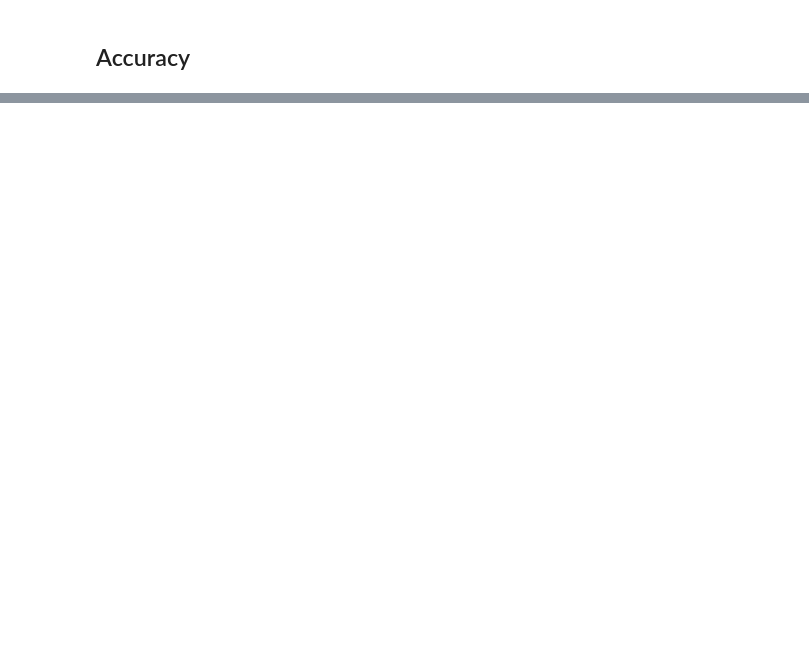
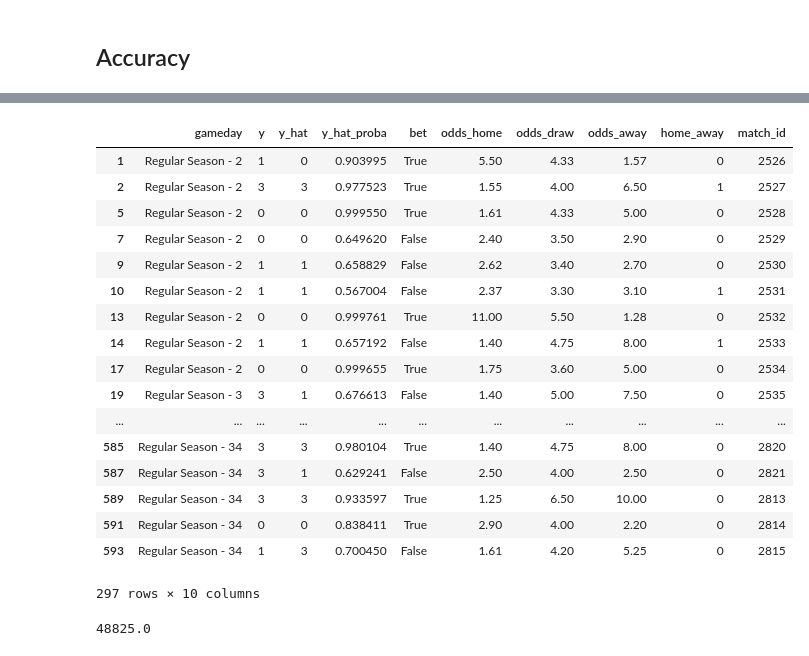
Before and after one commit to krflorian/soccer_odds, a Jupyter notebook: simulate_season.ipynb, the cells around one changed output, grey strips where cells are left out. Drawn from its saved outputs; the diff is of its cells as text; code cells hidden in the pictures; blank space fills up the shorter version.

```diff
--- a/simulate_season.ipynb
+++ b/simulate_season.ipynb
@@ -54,9 +62,9 @@ mdl_mlp = MLPClassifier(hidden_layer_sizes = (10, ), alpha = 10,
                         batch_size=20, learning_rate='invscaling', learning_rate_init=0.001)
 mdl_mlp.fit(X_train,y_train)
 
-
+models = [mdl_ridge, mdl_knn, mdl_rf, mdl_mlp]
 # ensemble
-X_ensemble = sc.get_ensemble_x(X_train, mdl_ridge, mdl_knn, mdl_rf, mdl_mlp)
+X_ensemble = sc.get_ensemble_x(X_train, models)
 
 # train ensemble model
 mdl_lasso = LogisticRegression(C = 10, penalty='l1', solver='liblinear',
@@ -85,0 +92,4 @@ data_new.head()
+# %%
+for i in y_hat_proba:
+    print(np.amax(i))
+[np.amax(i) for i in y_hat_proba]
@@ -89,10 +164,10 @@ results = pd.DataFrame()
 
 print('starting simulation')
 
-for gameday in data_new['round'].unique():
-    gameday_data = data_new[data_new['round'] == gameday]
+for gameday in data_test['round'].unique():
+    gameday_data = data_test[data_test['round'] == gameday]
 
-    X = gameday_data.drop(['target', 'round'], axis= 1)
+    X = gameday_data[features]
     y = gameday_data['target']
     features = list(X.columns)
 
@@ -101,7 +176,7 @@ for gameday in data_new['round'].unique():
     X = pd.DataFrame(X)
     X.columns = features
 
-    X_ensemble = sc.get_ensemble_x(X, mdl_ridge, mdl_knn, mdl_rf, mdl_mlp)
+    X_ensemble = sc.get_ensemble_x(X, models)
 
     y_hat = mdl_lasso.predict(X_ensemble)
     y_hat_proba = mdl_lasso.predict_proba(X_ensemble)
@@ -110,7 +185,13 @@ for gameday in data_new['round'].unique():
     results = results.append(pd.DataFrame({'gameday': list(np.repeat(gameday, len(y))),
                                            'y':y,
                                            'y_hat':y_hat,
-                                           'bet': bet}))
+                                           'y_hat_proba': [np.amax(i) for i in y_hat_proba],
+                                           'bet': bet,
+                                           'odds_home': gameday_data['B365H'],
+                                           'odds_draw': gameday_data['B365D'],
+                                           'odds_away': gameday_data['B365A'],
+                                           'home_away' : gameday_data['home_away'],
+                                           'match_id': gameday_data['match_id']}))
 
     # retrain models
     X_train = X_train.append(X)
@@ -121,8 +202,11 @@ for gameday in data_new['round'].unique():
     mdl_rf.fit(X_train, y_train)
     mdl_mlp.fit(X_train, y_train)
 
-    X_ensemble = sc.get_ensemble_x(X_train, mdl_ridge, mdl_knn, mdl_rf, mdl_mlp)
+    # assign new models to list
+    models = [mdl_ridge, mdl_knn, mdl_rf, mdl_mlp]
 
+    # get new ensemble model
+    X_ensemble = sc.get_ensemble_x(X_train, models)
     mdl_lasso.fit(X_ensemble, y_train)
 
     print('finished simulating gameday: ', gameday)
@@ -178,0 +274,25 @@ number of bets =  129
+# %%
+results_final = pd.DataFrame()
+for i in results['match_id'].unique():
+    match = results[results['match_id'] == i]
+    results_final = results_final.append(match[match['y_hat_proba'] == np.max(match['y_hat_proba'])])
+results_final
+# %% [output]
+|  | gameday | y | y_hat | y_hat_proba | bet | odds_home | odds_draw | odds_away | home_away | match_id |
+| 1 | Regular Season - 2 | 1 | 0 | 0.903995 | True | 5.50 | 4.33 | 1.57 | 0 | 2526 |
+| 2 | Regular Season - 2 | 3 | 3 | 0.977523 | True | 1.55 | 4.00 | 6.50 | 1 | 2527 |
+| 5 | Regular Season - 2 | 0 | 0 | 0.999550 | True | 1.61 | 4.33 | 5.00 | 0 | 2528 |
+| 7 | Regular Season - 2 | 0 | 0 | 0.649620 | False | 2.40 | 3.50 | 2.90 | 0 | 2529 |
+| 9 | Regular Season - 2 | 1 | 1 | 0.658829 | False | 2.62 | 3.40 | 2.70 | 0 | 2530 |
+| 10 | Regular Season - 2 | 1 | 1 | 0.567004 | False | 2.37 | 3.30 | 3.10 | 1 | 2531 |
+| 13 | Regular Season - 2 | 0 | 0 | 0.999761 | True | 11.00 | 5.50 | 1.28 | 0 | 2532 |
+| 14 | Regular Season - 2 | 1 | 1 | 0.657192 | False | 1.40 | 4.75 | 8.00 | 1 | 2533 |
+| 17 | Regular Season - 2 | 0 | 0 | 0.999655 | True | 1.75 | 3.60 | 5.00 | 0 | 2534 |
+| 19 | Regular Season - 3 | 3 | 1 | 0.676613 | False | 1.40 | 5.00 | 7.50 | 0 | 2535 |
+| ... | ... | ... | ... | ... | ... | ... | ... | ... | ... | ... |
+| 585 | Regular Season - 34 | 3 | 3 | 0.980104 | True | 1.40 | 4.75 | 8.00 | 0 | 2820 |
+| 587 | Regular Season - 34 | 3 | 1 | 0.629241 | False | 2.50 | 4.00 | 2.50 | 0 | 2821 |
+| 589 | Regular Season - 34 | 3 | 3 | 0.933597 | True | 1.25 | 6.50 | 10.00 | 0 | 2813 |
+| 591 | Regular Season - 34 | 0 | 0 | 0.838411 | True | 2.90 | 4.00 | 2.20 | 0 | 2814 |
+| 593 | Regular Season - 34 | 1 | 3 | 0.700450 | False | 1.61 | 4.20 | 5.25 | 0 | 2815 |
+297 rows × 10 columns
@@ -178,0 +301,26 @@ number of bets =  129
+# %%
+bet = 100
+earnings = 1000
+
+for i in range(len(results_final)):
+    if earnings <= 0:
+        print(results_final.iloc[i]['gameday'], 'ALARM')
+    if results_final.iloc[i]['bet']:
+        earnings = earnings-bet
+        if (results_final.iloc[i]['y'] == results_final.iloc[i]['y_hat']):
+            if results_final.iloc[i]['y'] == 1:
+                earnings = earnings+bet*results_final.iloc[i]['odds_draw']
+            if results_final.iloc[i]['home_away'] == 1:
+                if results_final.iloc[i]['y'] == 3:
+                    earnings = earnings+bet*results_final.iloc[i]['odds_home']
+                if results_final.iloc[i]['y'] == 0:
+                    earnings = earnings+bet*results_final.iloc[i]['odds_away']
+            if results_final.iloc[i]['home_away'] == 0:
+                if results_final.iloc[i]['y'] == 3:
+                    earnings = earnings+bet*results_final.iloc[i]['odds_away']
+                if results_final.iloc[i]['y'] == 0:
+                    earnings = earnings+bet*results_final.iloc[i]['odds_home']
+
+earnings
+# %% [output]
+48825.0
```
Also changed, not shown: parts of 11 cells of this notebook, 9 other files.
